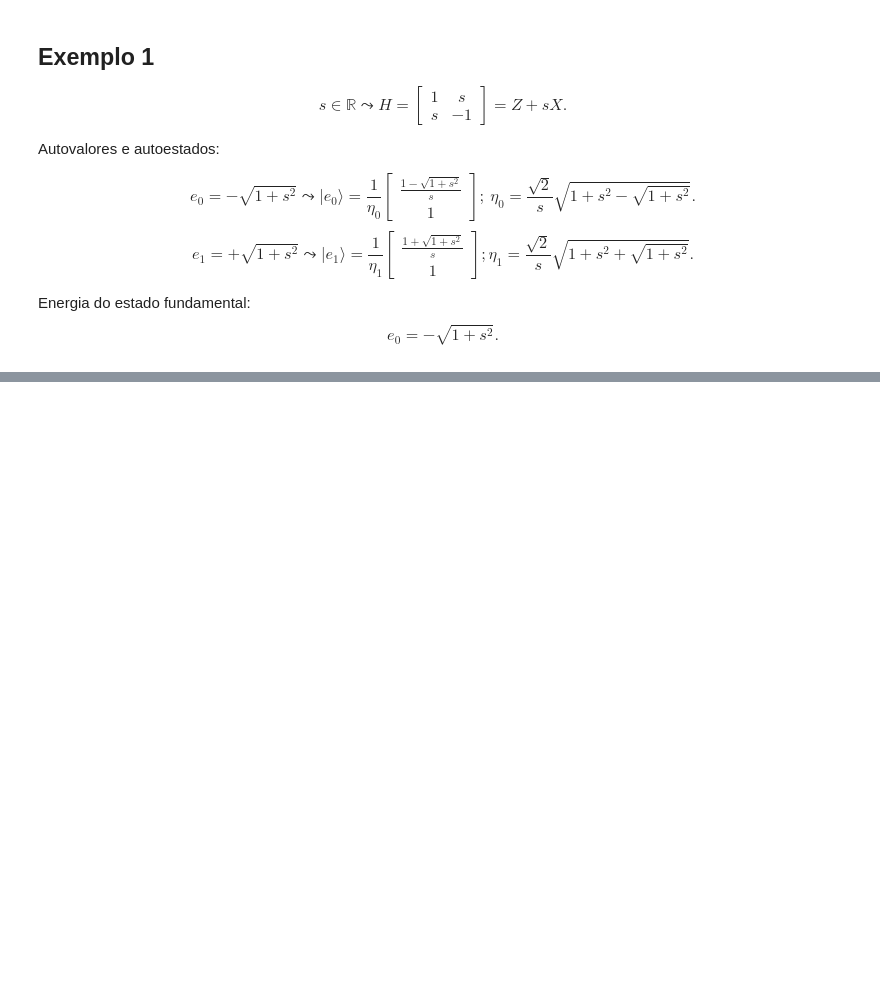
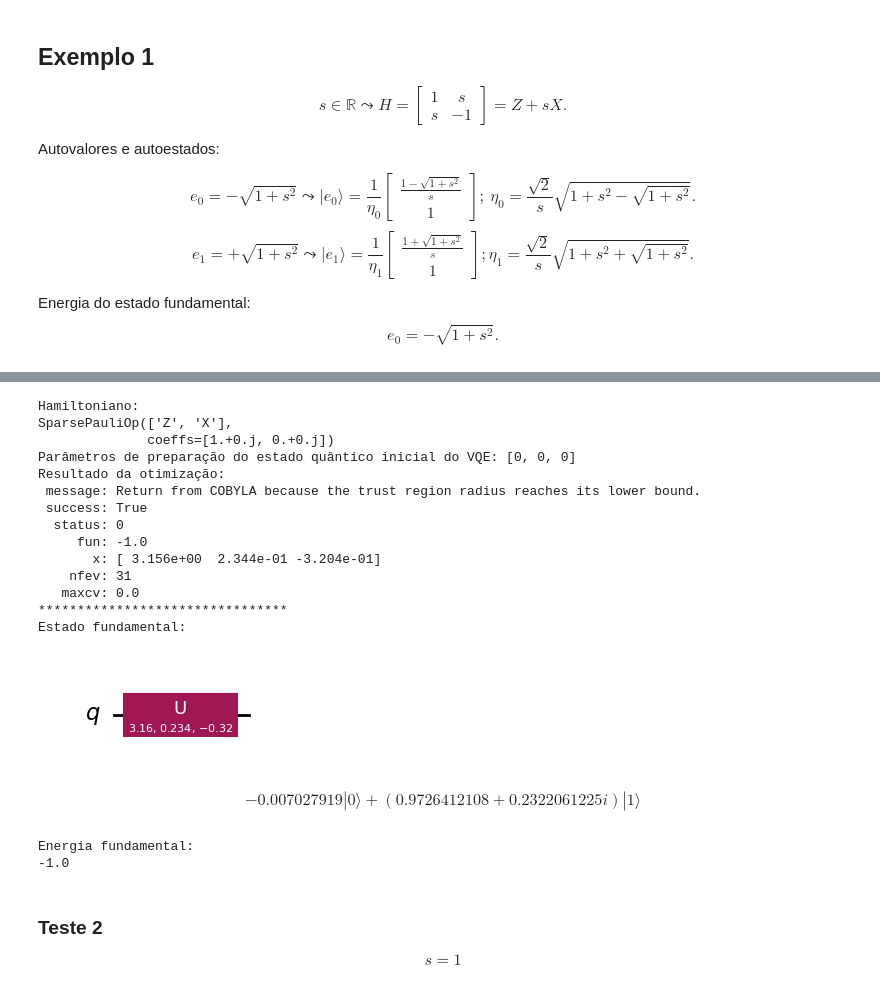
Before and after one commit to LucioFassarella/VQE, a Jupyter notebook: VQE_Hamiltoniano_01.ipynb, the cells around one changed output, grey strips where cells are left out. Drawn from its saved outputs; the diff is of its cells as text; code cells hidden in the pictures; blank space fills up the shorter version.

```diff
--- a/VQE_Hamiltoniano_01.ipynb
+++ b/VQE_Hamiltoniano_01.ipynb
@@ -363,0 +424,71 @@ Mínimo valor esperado (energia):
+# %%
+'''
+Implementação do VQE
+'''
+
+# Hamiltoniano
+H_val = H.assign_parameters({s: s_val})
+print("Hamiltoniano:")
+print(H_val)
+
+# Circuito de preparação do estado quântico
+qc_estado_val = qc_estado.copy()
+
+# Parâmetros fixados da função E (que calcula o valor esperado de H no estado quântico)
+aer_val = True
+backend_val = None
+shots = 2**20
+
+# Parâmetros de preparação do estado quântico inicial
+params_val = [0, 0, 0] # This corresponds to [t, p, l]
+print(f"Parâmetros de preparação do estado quântico inicial do VQE: {params_val}")
+
+# Loop de otimização híbrida
+resultado = minimize(E, params_val, args = (qc_estado_val, H_val, aer_val, backend_val, shots), tol = 1/2**12, method="COBYLA")
+
+print("Resultado da otimização:")
+print(resultado)
+
+'''
+Impressão do estado fundamental
+'''
+print("********************************")
+
+from qiskit.quantum_info import Statevector
+
+print("Estado fundamental:")
+t_val, p_val, l_val = resultado.x
+
+qc_estado_val = qc_estado.copy().assign_parameters({theta: t_val, phi : p_val, lambd : l_val})
+display(qc_estado_val.draw('mpl'))
+
+vetorestado = Statevector.from_instruction(qc_estado_val)
+display(vetorestado.draw('latex'))
+
+print("Energia fundamental:")
+print(resultado.fun)
+# %% [output]
+Hamiltoniano:
+SparsePauliOp(['Z', 'X'],
+              coeffs=[1.+0.j, 0.+0.j])
+Parâmetros de preparação do estado quântico inicial do VQE: [0, 0, 0]
+Resultado da otimização:
+ message: Return from COBYLA because the trust region radius reaches its lower bound.
+ success: True
+  status: 0
+     fun: -1.0
+       x: [ 3.156e+00  2.344e-01 -3.204e-01]
+    nfev: 31
+   maxcv: 0.0
+********************************
+Estado fundamental:
+[figure, added]
+$$-0.007027919 |0\rangle+(0.9726412108 + 0.2322061225 i) |1\rangle$$
+Energia fundamental:
+-1.0
+# %% [markdown]
+### Teste 2
+
+$$
+s = 1
+$$
```
Also changed, not shown: parts of 15 cells of this notebook.
